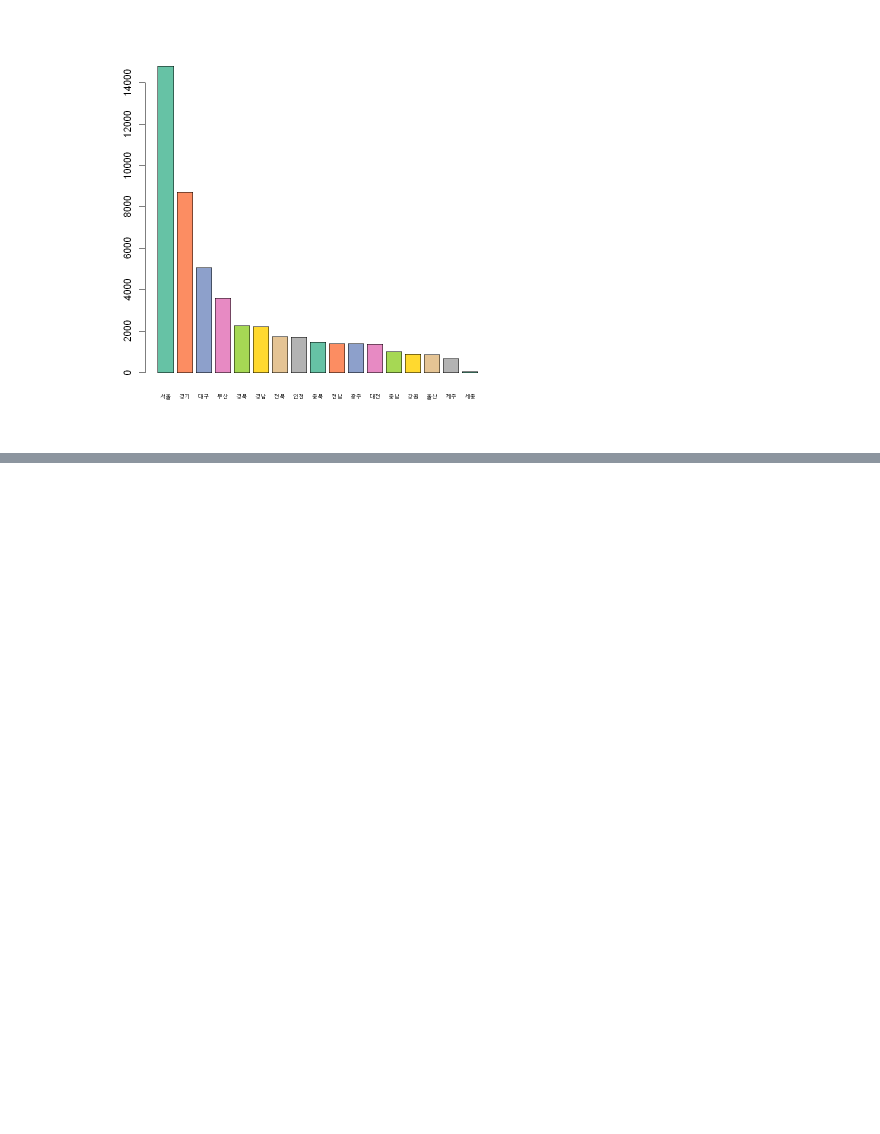
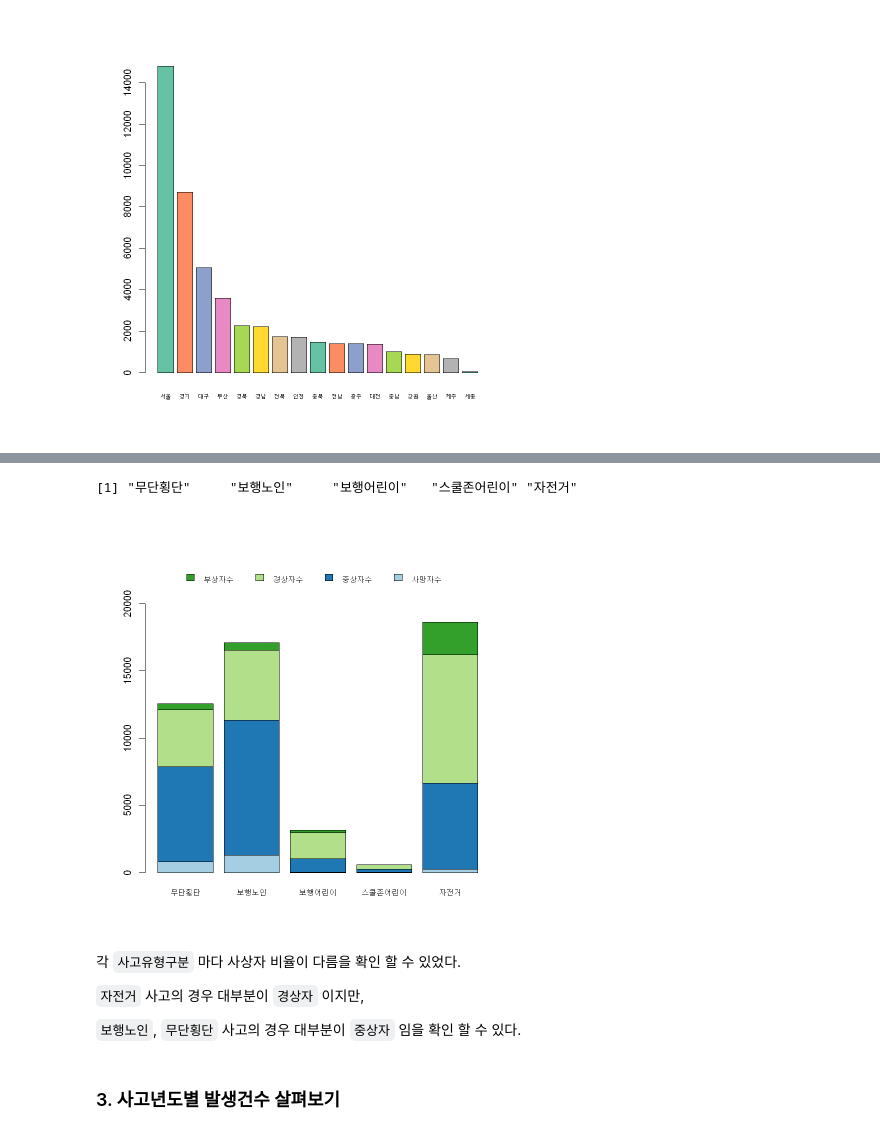
Before and after one commit to 21jun/probability-statistics-programming, a Jupyter notebook: 중간고사.ipynb, the cells around one changed output, grey strips where cells are left out. Drawn from its saved outputs; the diff is of its cells as text; code cells hidden in the pictures; blank space fills up the shorter version.

```diff
--- a/중간고사.ipynb
+++ b/중간고사.ipynb
@@ -241,0 +277,6 @@ barplot(unlist(freq["발생건수"], use.names=FALSE),
+# %%
+acc_type <- df[c("사고유형구분", "사망자수", "중상자수", "경상자수", "부상자수")]
+# %%
+t = aggregate(acc_type[c("사망자수", "중상자수", "경상자수", "부상자수")],
+                 by=list(acc_type$"사고유형구분"),
+                 FUN=sum)
@@ -241,0 +294,3 @@ barplot(unlist(freq["발생건수"], use.names=FALSE),
+# %%
+new_t = as.matrix(t(t))
+new_t
@@ -241,0 +304,4 @@ barplot(unlist(freq["발생건수"], use.names=FALSE),
+# %%
+new_t[1, ]
+# %% [output]
+[1] "무단횡단"     "보행노인"     "보행어린이"   "스쿨존어린이" "자전거"
@@ -241,0 +310,19 @@ barplot(unlist(freq["발생건수"], use.names=FALSE),
+# %%
+new_t <- new_t[-1, ] # 첫번째 컬럼을 삭제
+# %%
+coul=brewer.pal(nrow(new_t), "Paired") # color brewer 에서 제공하는 Paired 세트를 사용
+barplot(new_t,
+        legend=TRUE,
+        args.legend = list(bty = "n", x = "top", ncol = 4), # Legend가 표 위쪽에 위치하도록 변경
+        ylim = c(0, 23000), # Y 축 범위를 늘려서 Legend 가 표를 가리지 않도록 조절하였다.
+        col=coul)
+# %% [output]
+[figure, added]
+# %% [markdown]
+각 `사고유형구분` 마다 사상자 비율이 다름을 확인 할 수 있었다.
+
+`자전거` 사고의 경우 대부분이 `경상자` 이지만,
+
+`보행노인`, `무단횡단` 사고의 경우 대부분이 `중상자` 임을 확인 할 수 있다.
+# %% [markdown]
+### 3. 사고년도별 발생건수 살펴보기
```
Also changed, not shown: parts of 35 cells of this notebook, 1 other file.
